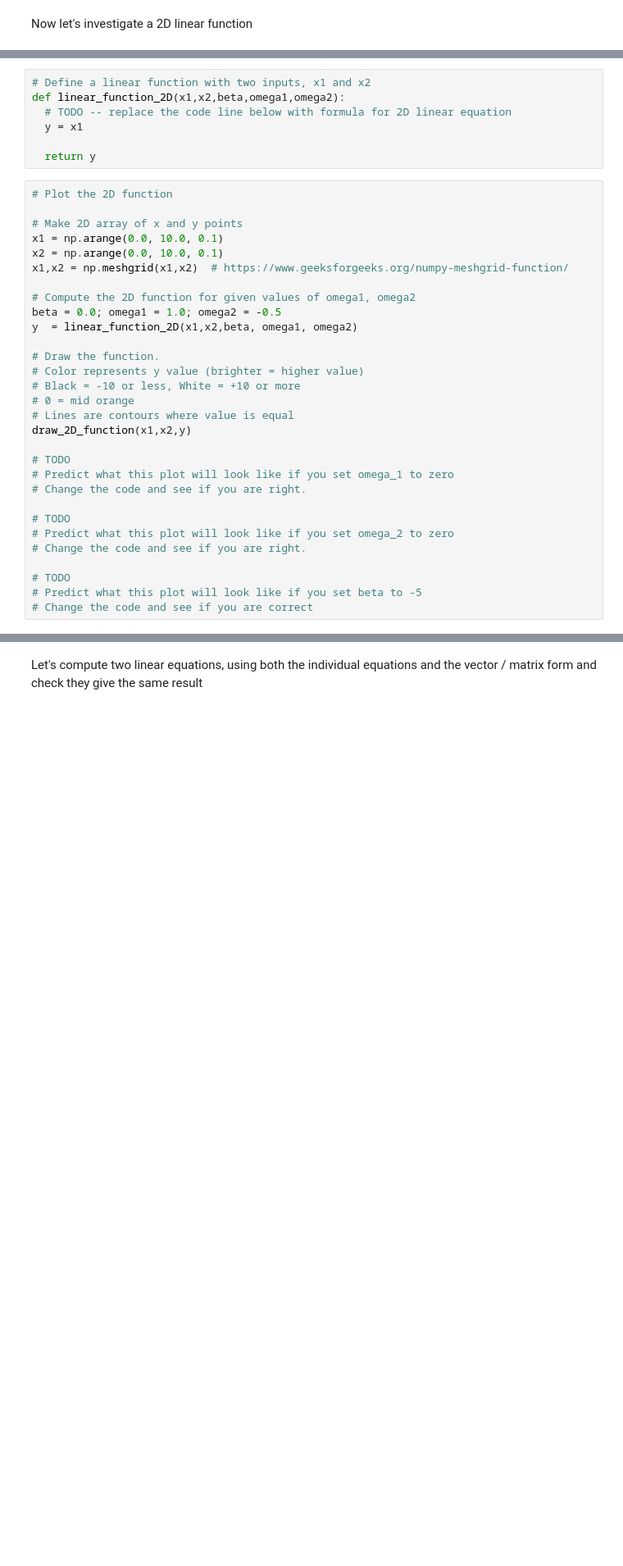
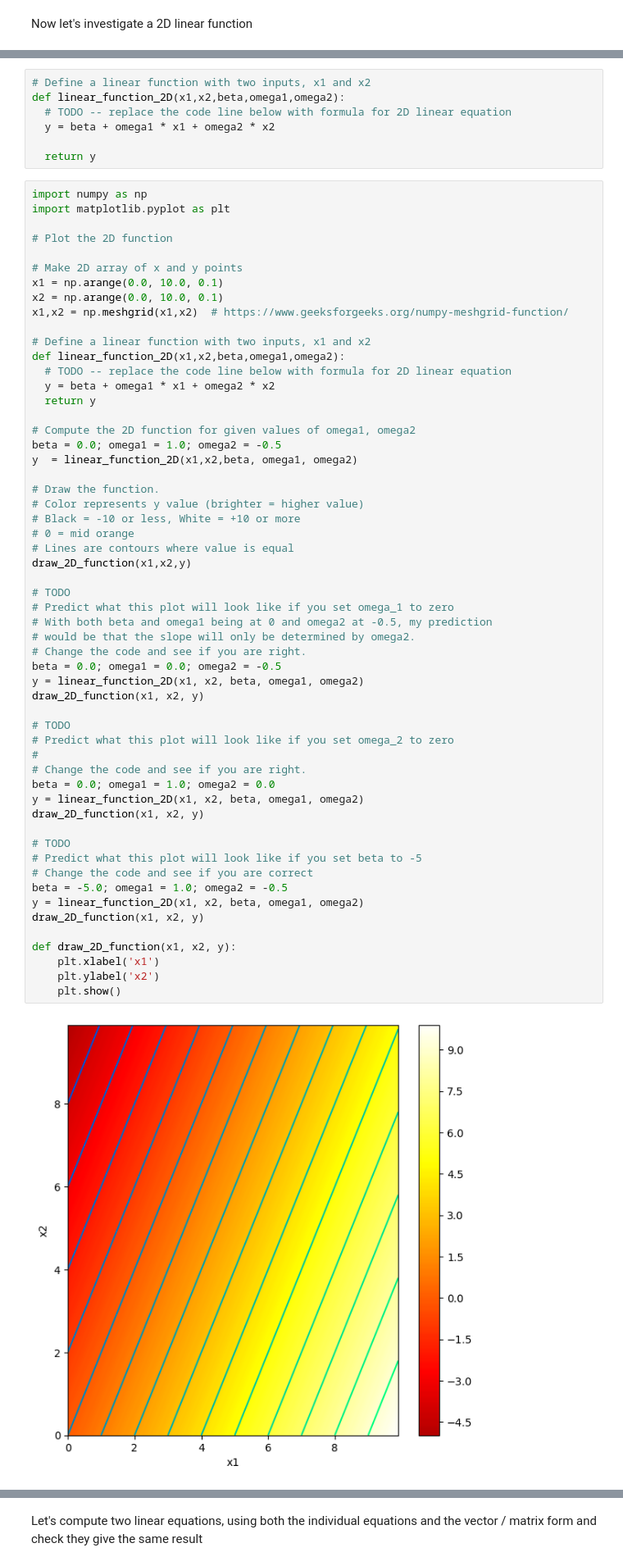
Before and after one commit to aliciatruong5/CSCI167-NOTEBOOKS, a Jupyter notebook: Notebooks/Chap01/1_1_BackgroundMathematics.ipynb, the cells around one changed output, grey strips where cells are left out. Shown at 82% size. Cells and saved outputs as stored; diff of their text form; blank space fills up the shorter version.

```diff
--- a/Notebooks/Chap01/1_1_BackgroundMathematics.ipynb
+++ b/Notebooks/Chap01/1_1_BackgroundMathematics.ipynb
@@ -86,36 +84,64 @@ def draw_2D_function(x1_mesh, x2_mesh, y):
 # Define a linear function with two inputs, x1 and x2
 def linear_function_2D(x1,x2,beta,omega1,omega2):
   # TODO -- replace the code line below with formula for 2D linear equation
-  y = x1
+  y = beta + omega1 * x1 + omega2 * x2
 
   return y
 # %%
+import numpy as np
+import matplotlib.pyplot as plt
+
 # Plot the 2D function
 
 # Make 2D array of x and y points
 x1 = np.arange(0.0, 10.0, 0.1)
 x2 = np.arange(0.0, 10.0, 0.1)
 x1,x2 = np.meshgrid(x1,x2)  # https://www.geeksforgeeks.org/numpy-meshgrid-function/
+
+# Define a linear function with two inputs, x1 and x2
+def linear_function_2D(x1,x2,beta,omega1,omega2):
+  # TODO -- replace the code line below with formula for 2D linear equation
+  y = beta + omega1 * x1 + omega2 * x2
+  return y
 
 # Compute the 2D function for given values of omega1, omega2
 beta = 0.0; omega1 = 1.0; omega2 = -0.5
 y  = linear_function_2D(x1,x2,beta, omega1, omega2)
 
 # Draw the function.
 # Color represents y value (brighter = higher value)
 # Black = -10 or less, White = +10 or more
 # 0 = mid orange
 # Lines are contours where value is equal
 draw_2D_function(x1,x2,y)
 
 # TODO
 # Predict what this plot will look like if you set omega_1 to zero
+# With both beta and omega1 being at 0 and omega2 at -0.5, my prediction
+# would be that the slope will only be determined by omega2.
 # Change the code and see if you are right.
+beta = 0.0; omega1 = 0.0; omega2 = -0.5
+y = linear_function_2D(x1, x2, beta, omega1, omega2)
+draw_2D_function(x1, x2, y)
 
 # TODO
 # Predict what this plot will look like if you set omega_2 to zero
+#
 # Change the code and see if you are right.
+beta = 0.0; omega1 = 1.0; omega2 = 0.0
+y = linear_function_2D(x1, x2, beta, omega1, omega2)
+draw_2D_function(x1, x2, y)
 
 # TODO
 # Predict what this plot will look like if you set beta to -5
 # Change the code and see if you are correct
+beta = -5.0; omega1 = 1.0; omega2 = -0.5
+y = linear_function_2D(x1, x2, beta, omega1, omega2)
+draw_2D_function(x1, x2, y)
+
+def draw_2D_function(x1, x2, y):
+    plt.xlabel('x1')
+    plt.ylabel('x2')
+    plt.show()
+# %% [output]
+[figure, added]
```
Also changed, not shown: parts of 2 cells of this notebook.
